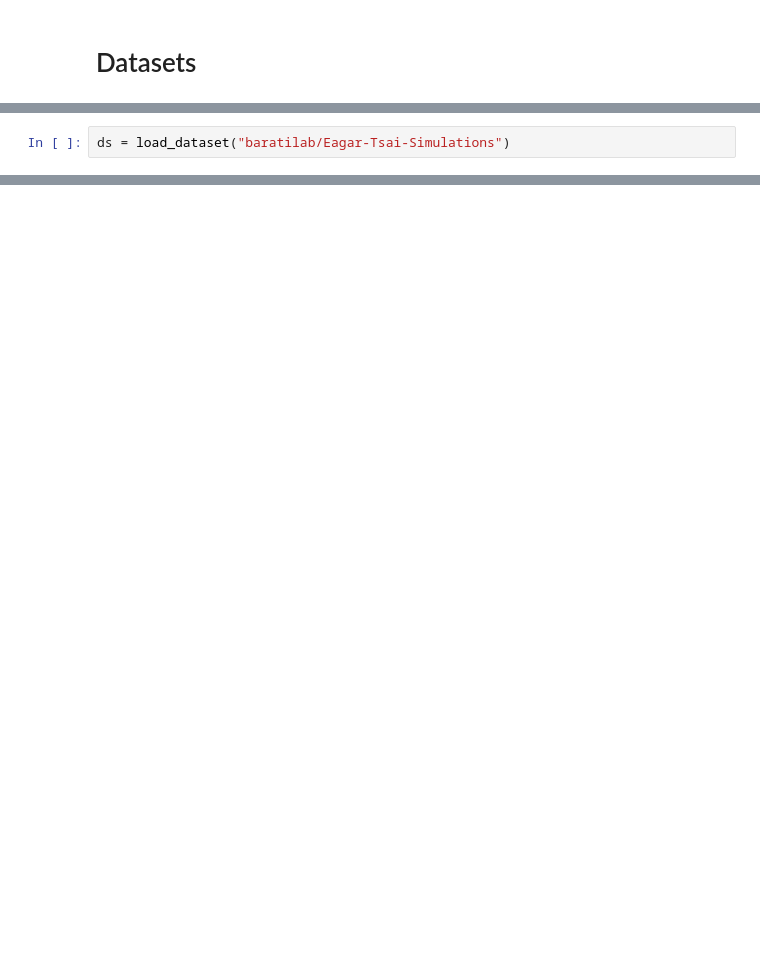
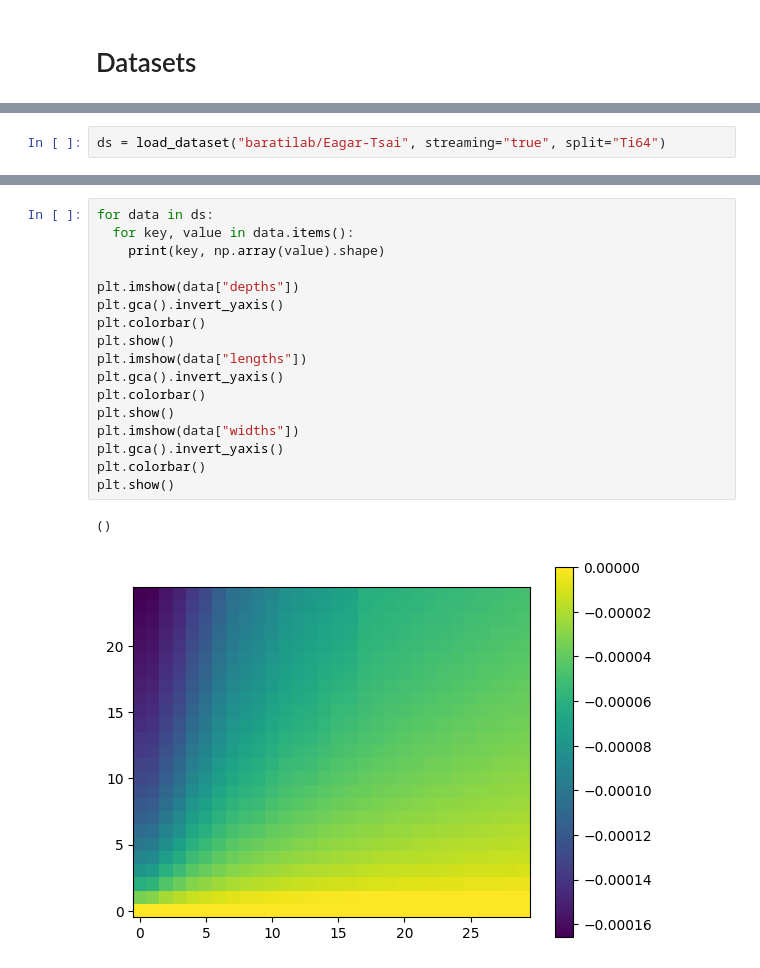
Before and after one commit to BaratiLab/AMUI, a Jupyter notebook: module/eagartsai/dataset.ipynb, the cells around one changed output, grey strips where cells are left out. Saved outputs shown, nothing was run; the diff lists cells and outputs as text; blank space fills up the shorter version.

Commit message:
Adds connection to pull eagar tsai data from hugging face.

```diff
--- a/module/eagartsai/dataset.ipynb
+++ b/module/eagartsai/dataset.ipynb
@@ -5,2 +8,2 @@ from datasets import load_dataset
 # %%
-ds = load_dataset("baratilab/Eagar-Tsai-Simulations")
+ds = load_dataset("baratilab/Eagar-Tsai", streaming="true", split="Ti64")
@@ -8,0 +22,20 @@ DatasetGenerationError: An error occurred while generating the dataset
+# %%
+for data in ds:
+  for key, value in data.items():
+    print(key, np.array(value).shape)
+
+plt.imshow(data["depths"])
+plt.gca().invert_yaxis()
+plt.colorbar()
+plt.show()
+plt.imshow(data["lengths"])
+plt.gca().invert_yaxis()
+plt.colorbar()
+plt.show()
+plt.imshow(data["widths"])
+plt.gca().invert_yaxis()
+plt.colorbar()
+plt.show()
+# %% [output]
+()
+[figure, added]
```
Also changed, not shown: parts of 5 cells of this notebook, 4 other files.
